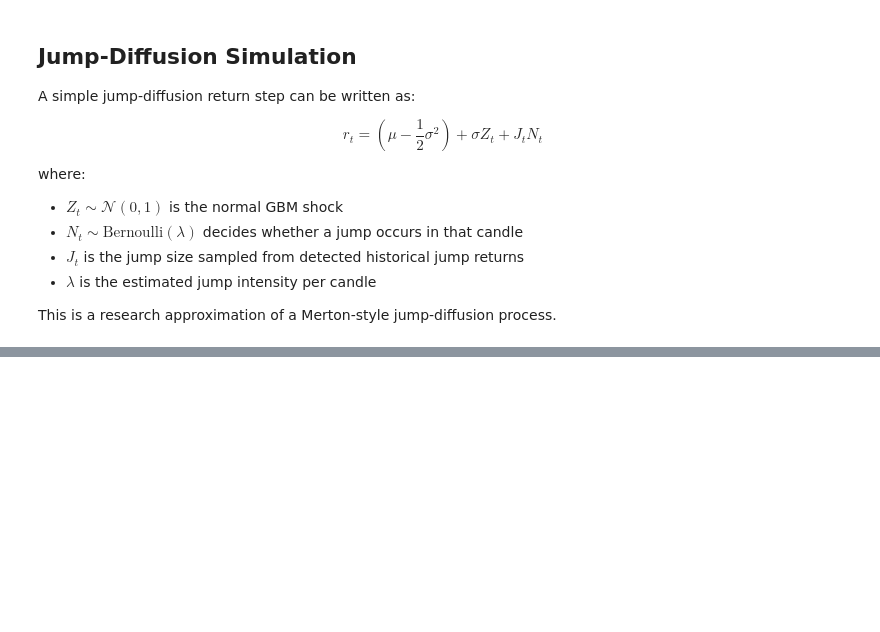
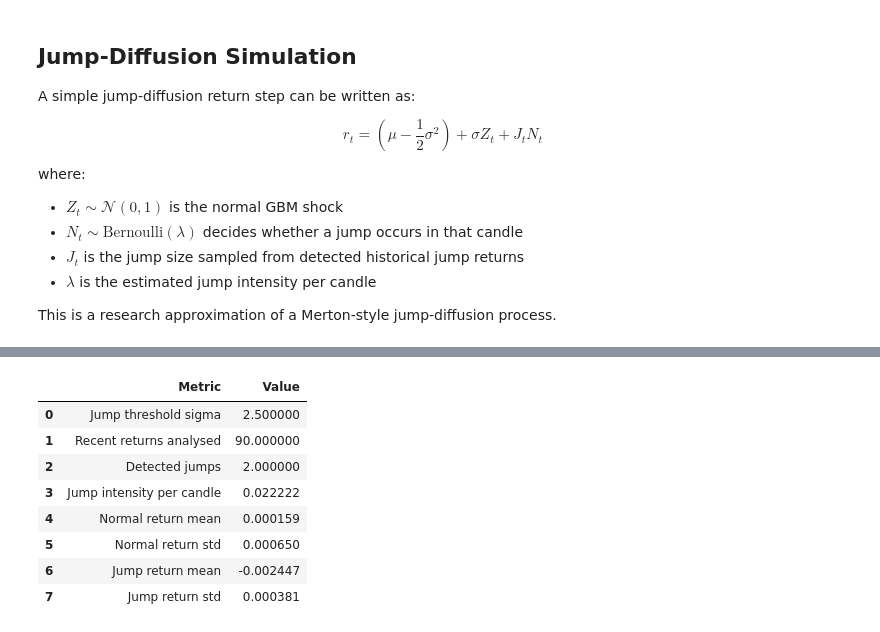
Before and after one commit to MichaelMorgante/probabilistic-price-path-engine, a Jupyter notebook: notebooks/02_jump_diffusion_research.ipynb, the cells around one changed output, grey strips where cells are left out. Cells and saved outputs as stored; diff of their text form; code cells hidden in the pictures; blank space fills up the shorter version.

```diff
--- a/notebooks/02_jump_diffusion_research.ipynb
+++ b/notebooks/02_jump_diffusion_research.ipynb
@@ -320,0 +392,47 @@ fig.show()
+# %%
+diagnostics = pd.DataFrame([
+    {
+        "Metric": "Jump threshold sigma",
+        "Value": jump_stats["jump_threshold_sigma"],
+    },
+    {
+        "Metric": "Recent returns analysed",
+        "Value": jump_stats["n_recent_returns"],
+    },
+    {
+        "Metric": "Detected jumps",
+        "Value": jump_stats["n_jumps"],
+    },
+    {
+        "Metric": "Jump intensity per candle",
+        "Value": jump_stats["jump_intensity_per_candle"],
+    },
+    {
+        "Metric": "Normal return mean",
+        "Value": jump_stats["normal_return_mean"],
+    },
+    {
+        "Metric": "Normal return std",
+        "Value": jump_stats["normal_return_std"],
+    },
+    {
+        "Metric": "Jump return mean",
+        "Value": jump_stats["jump_return_mean"],
+    },
+    {
+        "Metric": "Jump return std",
+        "Value": jump_stats["jump_return_std"],
+    },
+])
+
+diagnostics
+# %% [output]
+|  | Metric | Value |
+| 0 | Jump threshold sigma | 2.500000 |
+| 1 | Recent returns analysed | 90.000000 |
+| 2 | Detected jumps | 2.000000 |
+| 3 | Jump intensity per candle | 0.022222 |
+| 4 | Normal return mean | 0.000159 |
+| 5 | Normal return std | 0.000650 |
+| 6 | Jump return mean | -0.002447 |
+| 7 | Jump return std | 0.000381 |
```
Also changed, not shown: parts of 10 cells of this notebook.
